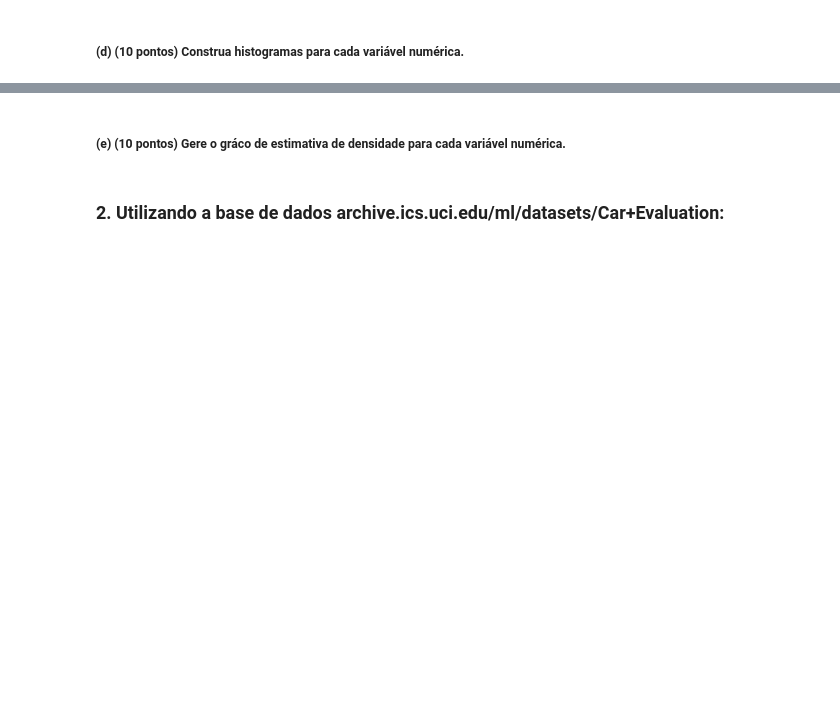
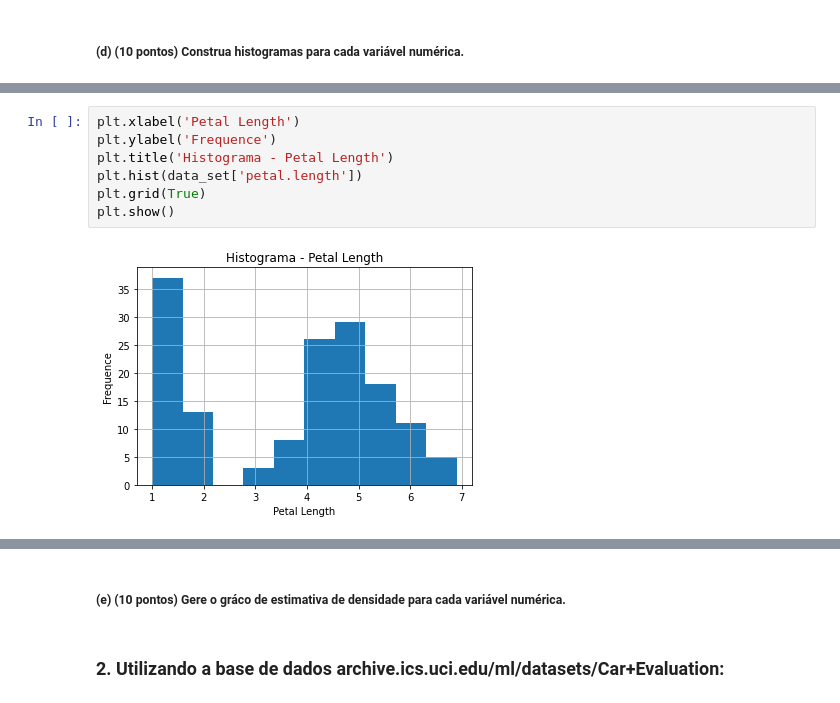
Before and after one commit to yuriresendematias/Aprendizagem-de-Maquina, a Jupyter notebook: Semana 5/Atividade5.ipynb, the cells around one changed output, grey strips where cells are left out. Cells and saved outputs as stored; diff of their text form; blank space fills up the shorter version.

```diff
--- a/Semana 5/Atividade5.ipynb
+++ b/Semana 5/Atividade5.ipynb
@@ -24,0 +125,9 @@ numeric_data.boxplot()
+# %%
+plt.xlabel('Petal Length')
+plt.ylabel('Frequence')
+plt.title('Histograma - Petal Length')
+plt.hist(data_set['petal.length'])
+plt.grid(True)
+plt.show()
+# %% [output]
+[figure, added]
```
Also changed, not shown: parts of 11 cells of this notebook.
